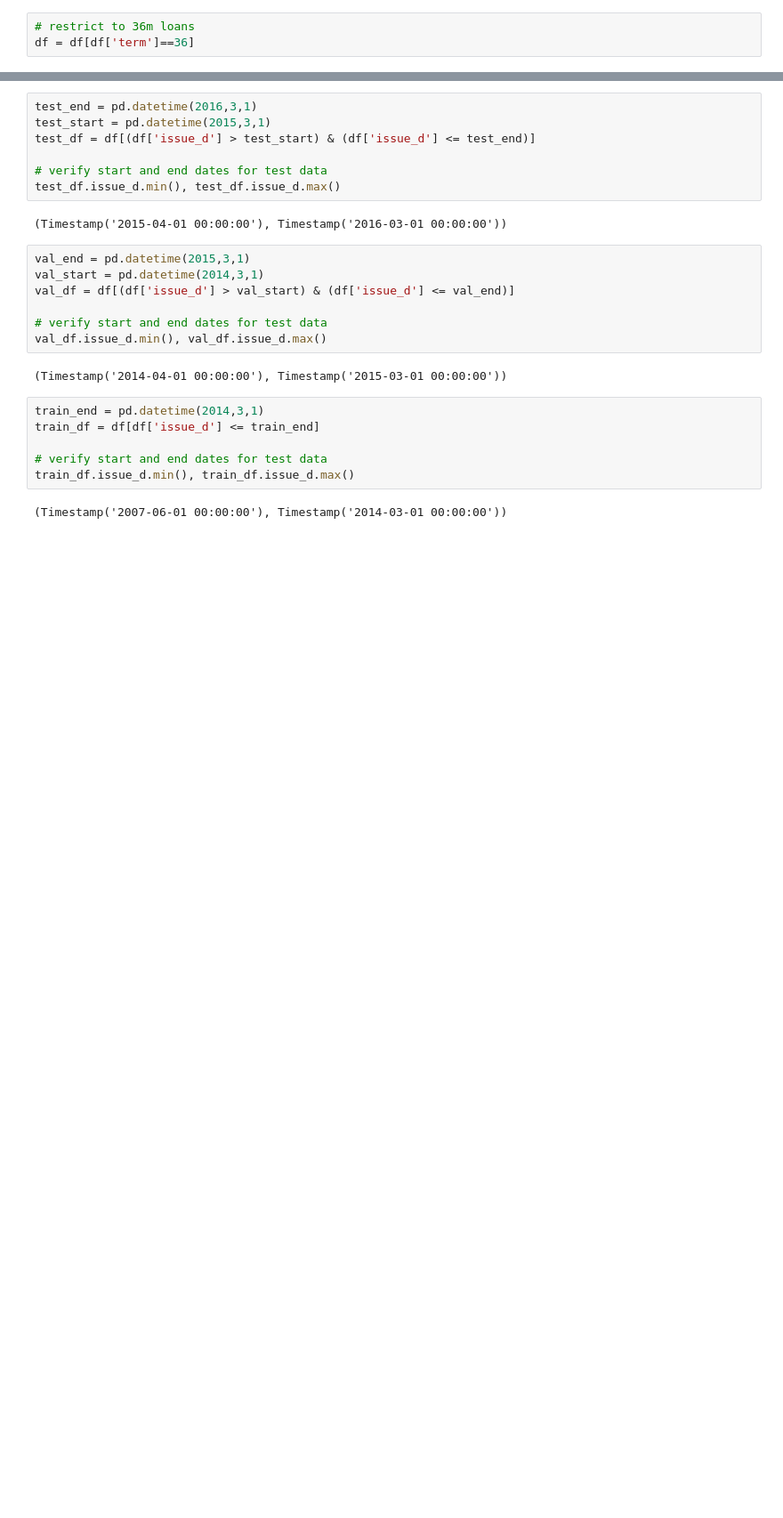
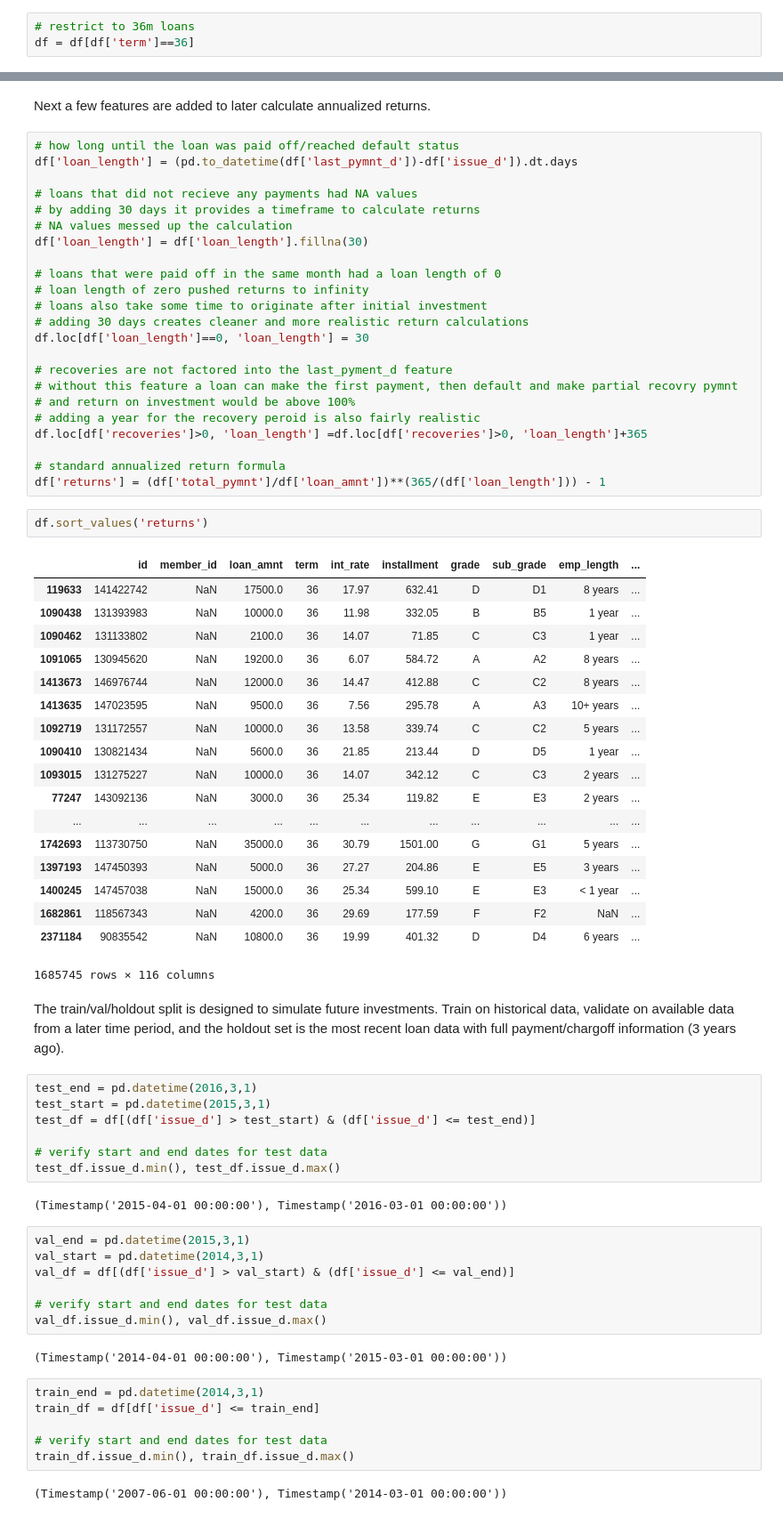
Before and after one commit to Johnnyd113/lending_club, a Jupyter notebook: prelim_clean.ipynb, the cells around one changed output, grey strips where cells are left out. Shown at 89% size. Saved outputs shown, nothing was run; the diff lists cells and outputs as text; blank space fills up the shorter version.

Commit message:
updated cleaning/added returns

```diff
--- a/prelim_clean.ipynb
+++ b/prelim_clean.ipynb
@@ -223,3 +228,52 @@ df.shape
+# %% [markdown]
+Next a few features are added to later calculate annualized returns.
+# %%
+# how long until the loan was paid off/reached default status
+df['loan_length'] = (pd.to_datetime(df['last_pymnt_d'])-df['issue_d']).dt.days
+
+# loans that did not recieve any payments had NA values
+# by adding 30 days it provides a timeframe to calculate returns
+# NA values messed up the calculation
+df['loan_length'] = df['loan_length'].fillna(30)
+
+# loans that were paid off in the same month had a loan length of 0
+# loan length of zero pushed returns to infinity
+# loans also take some time to originate after initial investment
+# adding 30 days creates cleaner and more realistic return calculations
+df.loc[df['loan_length']==0, 'loan_length'] = 30
+
+# recoveries are not factored into the last_pyment_d feature
+# without this feature a loan can make the first payment, then default and make partial recovry pymnt
+# and return on investment would be above 100%
+# adding a year for the recovery peroid is also fairly realistic
+df.loc[df['recoveries']>0, 'loan_length'] =df.loc[df['recoveries']>0, 'loan_length']+365
+
+# standard annualized return formula
+df['returns'] = (df['total_pymnt']/df['loan_amnt'])**(365/(df['loan_length'])) - 1
+# %%
+df.sort_values('returns')
+# %% [output]
+|  | id | member_id | loan_amnt | term | int_rate | installment | grade | sub_grade | emp_length | ... |
+| 119633 | 141422742 | NaN | 17500.0 | 36 | 17.97 | 632.41 | D | D1 | 8 years | ... |
+| 1090438 | 131393983 | NaN | 10000.0 | 36 | 11.98 | 332.05 | B | B5 | 1 year | ... |
+| 1090462 | 131133802 | NaN | 2100.0 | 36 | 14.07 | 71.85 | C | C3 | 1 year | ... |
+| 1091065 | 130945620 | NaN | 19200.0 | 36 | 6.07 | 584.72 | A | A2 | 8 years | ... |
+| 1413673 | 146976744 | NaN | 12000.0 | 36 | 14.47 | 412.88 | C | C2 | 8 years | ... |
+| 1413635 | 147023595 | NaN | 9500.0 | 36 | 7.56 | 295.78 | A | A3 | 10+ years | ... |
+| 1092719 | 131172557 | NaN | 10000.0 | 36 | 13.58 | 339.74 | C | C2 | 5 years | ... |
+| 1090410 | 130821434 | NaN | 5600.0 | 36 | 21.85 | 213.44 | D | D5 | 1 year | ... |
+| 1093015 | 131275227 | NaN | 10000.0 | 36 | 14.07 | 342.12 | C | C3 | 2 years | ... |
+| 77247 | 143092136 | NaN | 3000.0 | 36 | 25.34 | 119.82 | E | E3 | 2 years | ... |
+| ... | ... | ... | ... | ... | ... | ... | ... | ... | ... | ... |
+| 1742693 | 113730750 | NaN | 35000.0 | 36 | 30.79 | 1501.00 | G | G1 | 5 years | ... |
+| 1397193 | 147450393 | NaN | 5000.0 | 36 | 27.27 | 204.86 | E | E5 | 3 years | ... |
+| 1400245 | 147457038 | NaN | 15000.0 | 36 | 25.34 | 599.10 | E | E3 | < 1 year | ... |
+| 1682861 | 118567343 | NaN | 4200.0 | 36 | 29.69 | 177.59 | F | F2 | NaN | ... |
+| 2371184 | 90835542 | NaN | 10800.0 | 36 | 19.99 | 401.32 | D | D4 | 6 years | ... |
+1685745 rows × 116 columns
+# %% [markdown]
+The train/val/holdout split is designed to simulate future investments.
+Train on historical data, validate on available data from a later time period, and the holdout set is the most recent loan data with full payment/chargoff information (3 years ago).
 # %%
 test_end = pd.datetime(2016,3,1)
 test_start = pd.datetime(2015,3,1)
```
Also changed, not shown: parts of 5 cells of this notebook.
